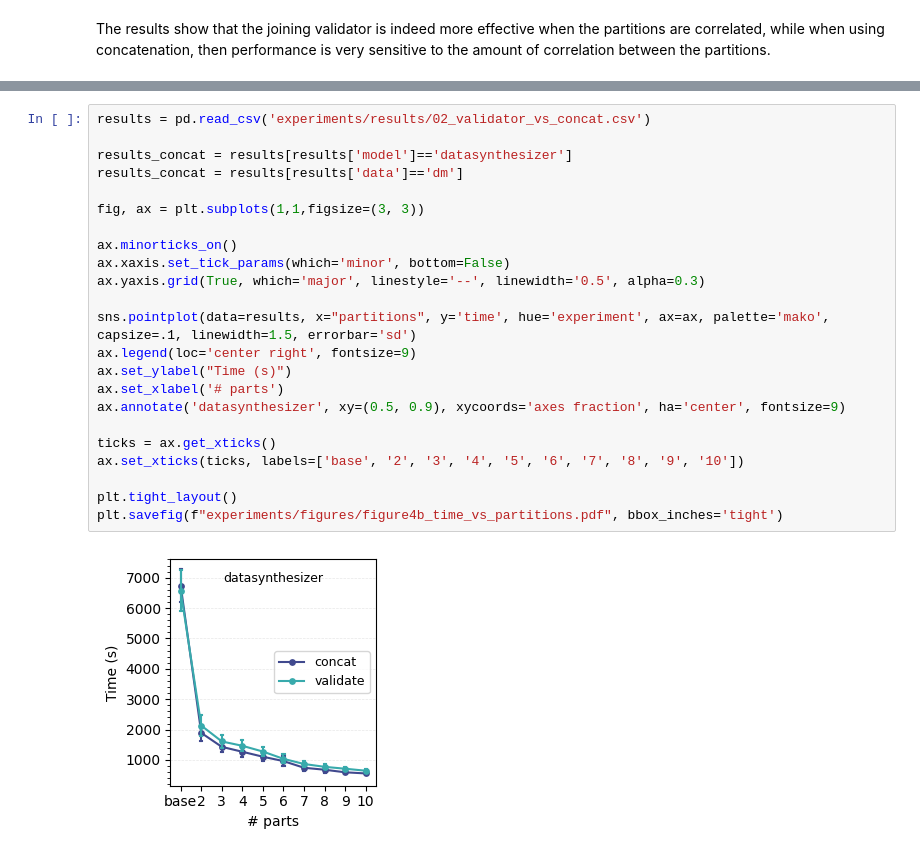
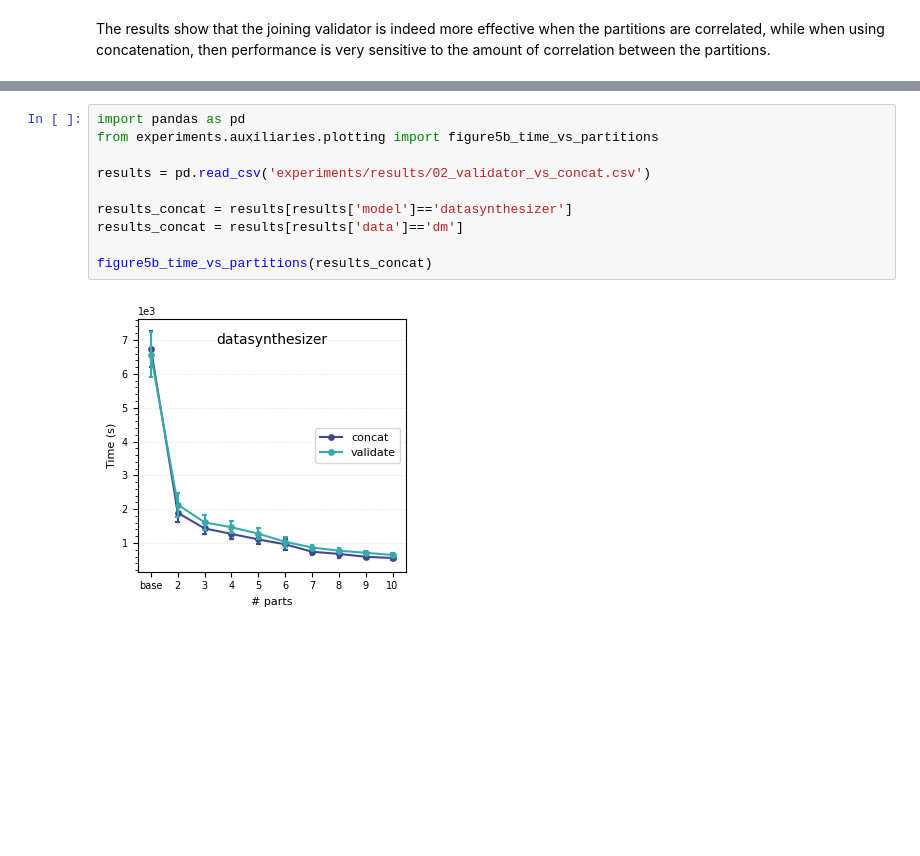
Before and after one commit to notna07/disjoint-synthetic-data-generation, a Jupyter notebook: 02_validated_joins.ipynb, the cells around one changed output, grey strips where cells are left out. Drawn from its saved outputs; the diff is of its cells as text; blank space fills up the shorter version.

```diff
--- a/02_validated_joins.ipynb
+++ b/02_validated_joins.ipynb
@@ -206,25 +88,12 @@ plt.savefig(f"experiments/figures/figure4a_time_vs_partitions.pdf", bbox_inches=
 # %%
+import pandas as pd
+from experiments.auxiliaries.plotting import figure5b_time_vs_partitions
+
 results = pd.read_csv('experiments/results/02_validator_vs_concat.csv')
 
 results_concat = results[results['model']=='datasynthesizer']
 results_concat = results[results['data']=='dm']
 
-fig, ax = plt.subplots(1,1,figsize=(3, 3))
-
-ax.minorticks_on()
-ax.xaxis.set_tick_params(which='minor', bottom=False)
-ax.yaxis.grid(True, which='major', linestyle='--', linewidth='0.5', alpha=0.3)
-
-sns.pointplot(data=results, x="partitions", y='time', hue='experiment', ax=ax, palette='mako', capsize=.1, linewidth=1.5, errorbar='sd')
-ax.legend(loc='center right', fontsize=9)
-ax.set_ylabel("Time (s)")
-ax.set_xlabel('# parts')
-ax.annotate('datasynthesizer', xy=(0.5, 0.9), xycoords='axes fraction', ha='center', fontsize=9)
-
-ticks = ax.get_xticks()
-ax.set_xticks(ticks, labels=['base', '2', '3', '4', '5', '6', '7', '8', '9', '10'])
-
-plt.tight_layout()
-plt.savefig(f"experiments/figures/figure4b_time_vs_partitions.pdf", bbox_inches='tight')
+figure5b_time_vs_partitions(results_concat)
 # %% [output]
-[figure, old version]
+[figure, new version]
```
Also changed, not shown: parts of 16 cells of this notebook, 2 other files.
